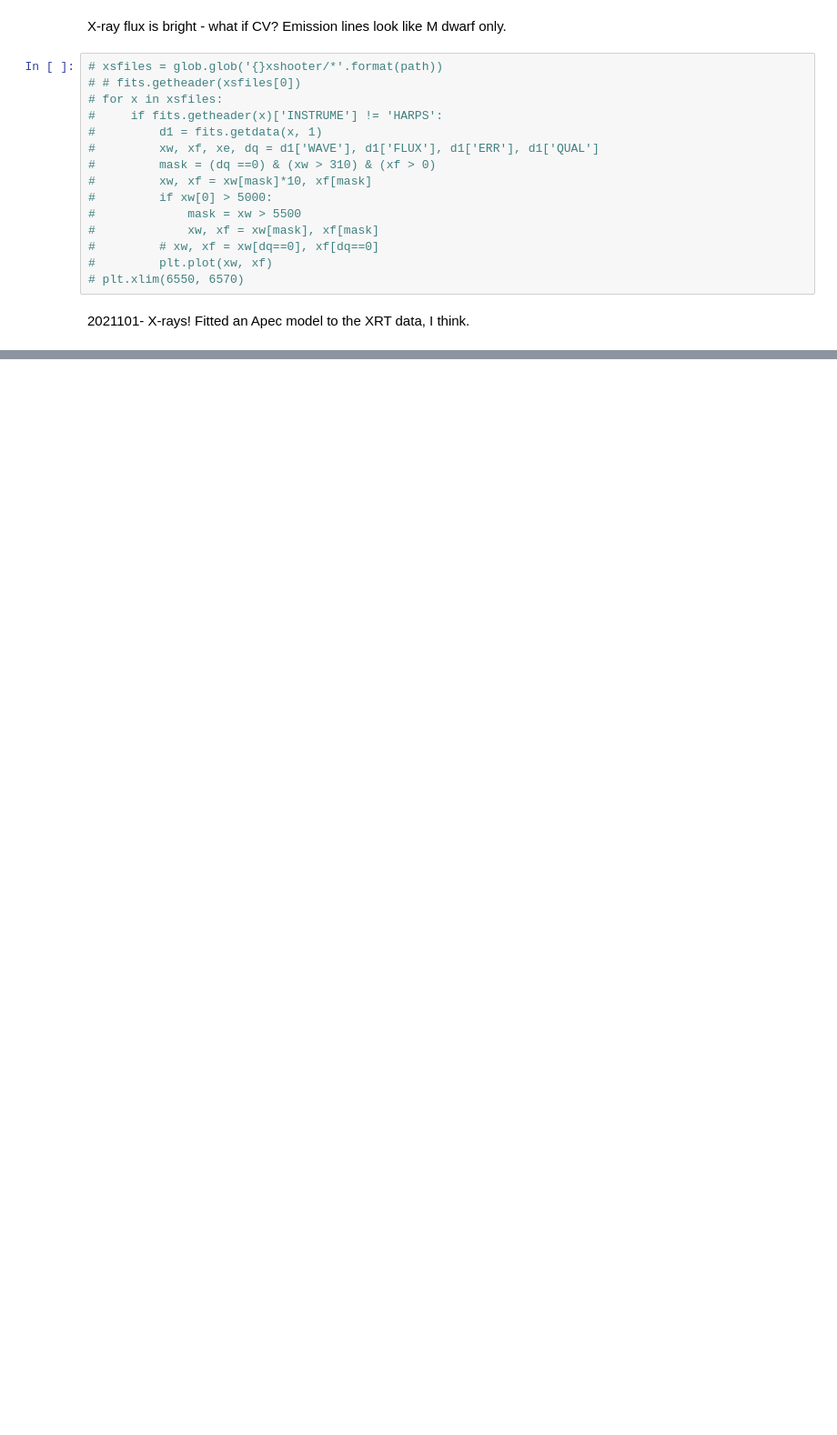
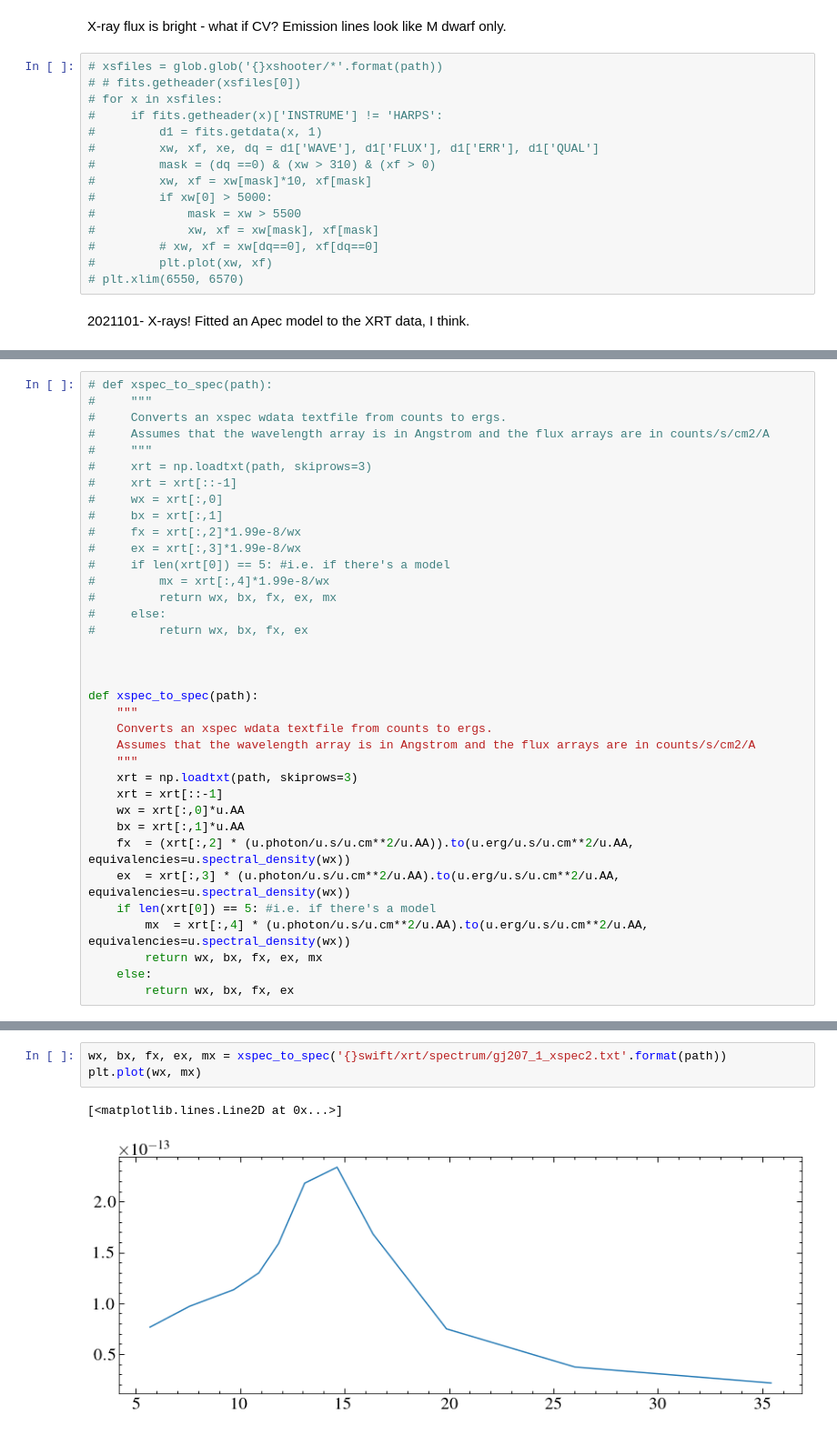
Before and after one commit to davidjwilson/gj207.1, a Jupyter notebook: gj207.1_pt2.ipynb, the cells around one changed output, grey strips where cells are left out. Shown at 91% size. Saved outputs shown, nothing was run; the diff lists cells and outputs as text; blank space fills up the shorter version.

```diff
--- a/gj207.1_pt2.ipynb
+++ b/gj207.1_pt2.ipynb
@@ -494 +493,36 @@ print(np.trapz((gf*scale2)[gw < 41], gw[gw< 41]))
 # %%
+# def xspec_to_spec(path):
+#     """
+#     Converts an xspec wdata textfile from counts to ergs.
+#     Assumes that the wavelength array is in Angstrom and the flux arrays are in counts/s/cm2/A
+#     """
+#     xrt = np.loadtxt(path, skiprows=3)
+#     xrt = xrt[::-1]
+#     wx = xrt[:,0]
+#     bx = xrt[:,1]
+#     fx = xrt[:,2]*1.99e-8/wx
+#     ex = xrt[:,3]*1.99e-8/wx
+#     if len(xrt[0]) == 5: #i.e. if there's a model
+#         mx = xrt[:,4]*1.99e-8/wx
+#         return wx, bx, fx, ex, mx
+#     else:
+#         return wx, bx, fx, ex
+
+
+
+def xspec_to_spec(path):
+    """
+    Converts an xspec wdata textfile from counts to ergs.
+    Assumes that the wavelength array is in Angstrom and the flux arrays are in counts/s/cm2/A
+    """
+    xrt = np.loadtxt(path, skiprows=3)
+    xrt = xrt[::-1]
+    wx = xrt[:,0]*u.AA
+    bx = xrt[:,1]*u.AA
+    fx  = (xrt[:,2] * (u.photon/u.s/u.cm**2/u.AA)).to(u.erg/u.s/u.cm**2/u.AA, equivalencies=u.spectral_density(wx))
+    ex  = xrt[:,3] * (u.photon/u.s/u.cm**2/u.AA).to(u.erg/u.s/u.cm**2/u.AA, equivalencies=u.spectral_density(wx))
+    if len(xrt[0]) == 5: #i.e. if there's a model
+        mx  = xrt[:,4] * (u.photon/u.s/u.cm**2/u.AA).to(u.erg/u.s/u.cm**2/u.AA, equivalencies=u.spectral_density(wx))
+        return wx, bx, fx, ex, mx
+    else:
+        return wx, bx, fx, ex
@@ -496,0 +536,6 @@ print(np.trapz((gf*scale2)[gw < 41], gw[gw< 41]))
+# %%
+wx, bx, fx, ex, mx = xspec_to_spec('{}swift/xrt/spectrum/gj207_1_xspec2.txt'.format(path))
+plt.plot(wx, mx)
+# %% [output]
+[<matplotlib.lines.Line2D at 0x...>]
+[figure, added]
```
Also changed, not shown: parts of 7 cells of this notebook, 7 other files.
